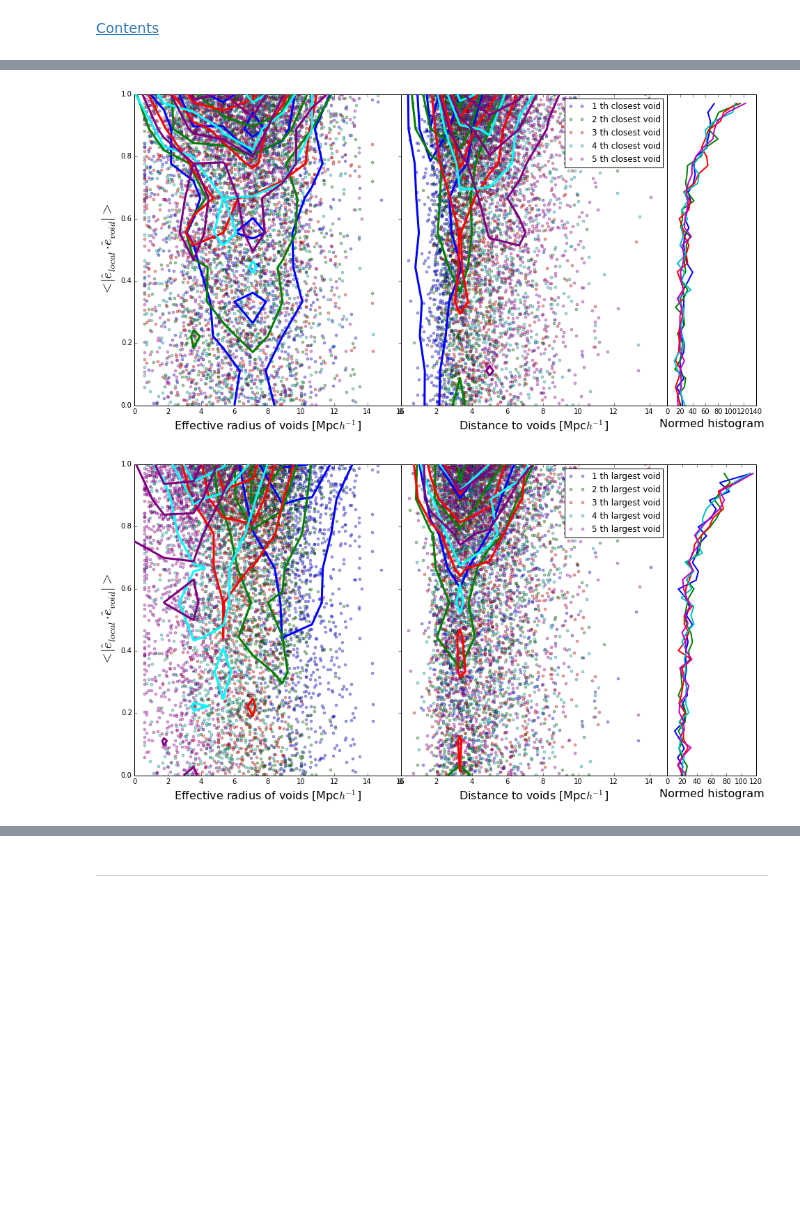
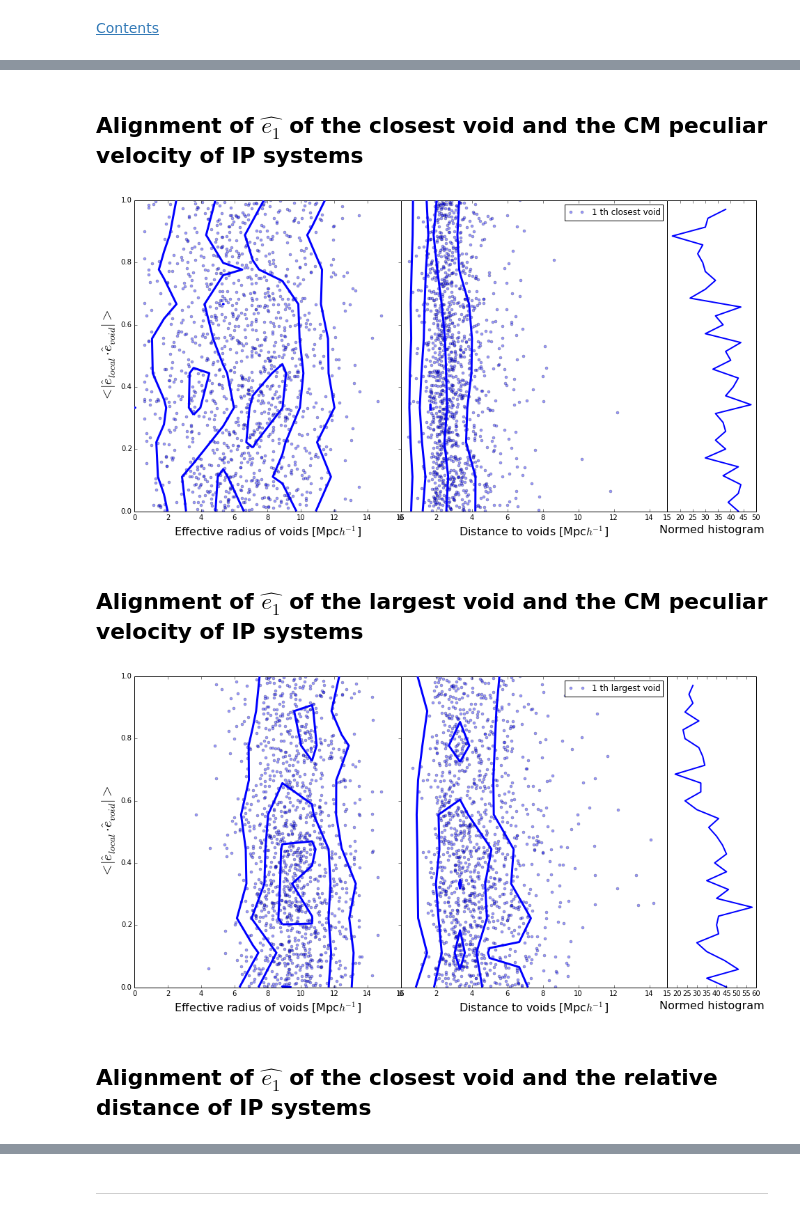
Before and after one commit to sbustamante/LGVoids, a Jupyter notebook: codes/notebook.ipynb, the cells around one changed output, grey strips where cells are left out. Drawn from its saved outputs; the diff is of its cells as text; code cells hidden in the pictures; blank space fills up the shorter version.

Commit message:
other alignments

```diff
--- a/codes/notebook.ipynb
+++ b/codes/notebook.ipynb
@@ -210,9 +217,9 @@ isopairs[:,6] = np.sqrt( isopairs[:,6]**2 - (isopairs[:,5]-100*isopairs[:,4])**2
 ip_index = (isopairs[:,0]-1).astype(int)
 
 #Properties of halo1 of each isolated pair
-halos1 = halos[ ip_index ]
+halos1 = halos[ (isopairs[:,0]-1).astype(int) ]
 #Properties of halo2 of each isolated pair
-halos2 = halos[ ip_index ]
+halos2 = halos[ (isopairs[:,2]-1).astype(int) ]
 # %%
 #Plotting a slide
 Zmin = 3
@@ -342,6 +349,8 @@ def Energy_AngularM( M1, x1, y1, z1, vx1, vy1, vz1, M2, x2, y2, z2, vx2, vy2, vz
 
     E = np.zeros( len(M1) )
     L = np.zeros( (len(M1),3) )
+    Vcm = np.zeros( (len(M1),3) )
+    R12 = np.zeros( (len(M1),3) )
     for i in xrange( len(M1) ):
         m1 = M1[i]/hubble
         r1 = np.array( (x1[i],y1[i],z1[i]) )/hubble
@@ -351,14 +360,16 @@ def Energy_AngularM( M1, x1, y1, z1, vx1, vy1, vz1, M2, x2, y2, z2, vx2, vy2, vz
         r2 = np.array( (x2[i],y2[i],z2[i]) )/hubble
         v2 = np.array( (vx2[i],vy2[i],vz2[i]) )
         r12 = r2-r1
+        R12[i] = r12
 
         hubble_flow = 100*r12
         v12 = v2-v1 + hubble_flow
+        Vcm[i] = (v1*m1 + v2*m2)/(m1+m2)
 
         L[i] = np.cross( r12, v12 )
         E[i] = 0.5*sum( v12*v12 )*KM2MPC**2 - G*(m1 + m2)/sqrt(sum(r12*r12))
 
-    return E, L
+    return E, L, Vcm, R12
 # %%
 #Histogram of Radial vs Tangential velocities
 #Limits
@@ -387,27 +398,27 @@ axHistx.xaxis.set_major_formatter(nullfmt)
 axHisty.yaxis.set_major_formatter(nullfmt)
 
 #Calculating energy and L
-Eip, Lip = Energy_AngularM(
+Eip, Lip, Vcmip, Rip = Energy_AngularM(
 halos1[:,7], halos1[:,1], halos1[:,2], halos1[:,3], halos1[:,4], halos1[:,5], halos1[:,6],\
 halos2[:,7], halos2[:,1], halos2[:,2], halos2[:,3], halos2[:,4], halos2[:,5], halos2[:,6])
 Eip = Eip/1e-36
-Lip = np.sqrt(Lip[:,0]**2 + Lip[:,1]**2 + Lip[:,2]**2)
+Lipmag = np.sqrt(Lip[:,0]**2 + Lip[:,1]**2 + Lip[:,2]**2)
 
-Elg, Llg = Energy_AngularM(
+Elg, Llg, Vcmlg, Rlg = Energy_AngularM(
 lghalos1[:,7], lghalos1[:,1], lghalos1[:,2], lghalos1[:,3], lghalos1[:,4], lghalos1[:,5], lghalos1[:,6],\
 lghalos2[:,7], lghalos2[:,1], lghalos2[:,2], lghalos2[:,3], lghalos2[:,4], lghalos2[:,5], lghalos2[:,6])
 Elg = Elg/1e-36
-Llg = np.sqrt(Llg[:,0]**2 + Llg[:,1]**2 + Llg[:,2]**2)
+Llgmag = np.sqrt(Llg[:,0]**2 + Llg[:,1]**2 + Llg[:,2]**2)
 
 #2D histogram
-scatter2d = axHist2D.plot( Eip, Lip, "o" )
-scatter2d = axHist2D.plot( Elg, Llg, "o", color="red" )
+scatter2d = axHist2D.plot( Eip, Lipmag, "o" )
+scatter2d = axHist2D.plot( Elg, Llgmag, "o", color="red" )
 
 #Histogram X
 histx = np.histogram( Eip, bins=np.sqrt(Nisop), range=Elim )
 axHistx.bar( histx[1][:-1], histx[0], width = abs(Elim[1]-Elim[0])/np.sqrt(Nisop), linewidth=2.0, color="gray" )
 #Histogram Y
-histy = np.histogram( Lip, bins=np.sqrt(Nisop), range=Llim )
+histy = np.histogram( Lipmag, bins=np.sqrt(Nisop), range=Llim )
 axHisty.barh( histy[1][:-1], histy[0], height = (Llim[1]-Llim[0])/np.sqrt(Nisop), linewidth=2.0, color="gray" )
 
 #Format
@@ -864,7 +875,7 @@ def alignment( proper, eigvec = 1, types="ip", Nneigh=1, order = "closest", cont
         for ingh in xrange(Nneigh):
             alignment = []
             for isys in xrange(len(proper)):
-                alignment.append(abs(np.dot( proper[isys], eigvec_voids[ingh,isys] )))
+                alignment.append(abs(np.dot( proper[isys], eigvec_voids[ingh,isys] )/(norm(proper[isys]))))
 
             #Alingment vs size
             ax0.plot( voids_sizes[:,ingh], alignment, "o", alpha=0.4, markersize=ms,\
@@ -895,7 +906,7 @@ def alignment( proper, eigvec = 1, types="ip", Nneigh=1, order = "closest", cont
             for isys in xrange(len(proper)):
                 #Selecting the largest void of each system
                 ingh = np.argsort(voids_sizes[isys])[-(inghs+1)]
-                alignment.append(abs(np.dot( proper[isys], eigvec_voids[ingh,isys] )))
+                alignment.append(abs(np.dot( proper[isys], eigvec_voids[ingh,isys] )/(norm(proper[isys]))))
                 voids_sizes_tmp.append(voids_sizes[isys,ingh])
                 voids_distances_tmp.append(voids_distances[isys,ingh*5])
 
@@ -946,8 +973,14 @@ alignment( lg_eigvec3, 3, "lg", Nneigh=1, order="closest", ms=10 )
+# %% [markdown]
+## Alignment of $\hat{e_1}$ of the closest void and the CM peculiar velocity of IP systems
 # %%
-alignment( ip_eigvec1, 1, "ip", Nneigh=5, order="closest", contourn=3 )
+alignment( Vcmip, 1, "ip", Nneigh=1, order="closest", contourn=3 )
 # %% [output]
-[figure, old version]
+[figure, new version]
+# %% [markdown]
+## Alignment of $\hat{e_1}$ of the largest void and the CM peculiar velocity of IP systems
 # %%
-alignment( ip_eigvec1, 1, "ip", Nneigh=5, order="largest", contourn=3 )
+alignment( Vcmip, 1, "ip", Nneigh=1, order="largest", contourn=3 )
 # %% [output]
-[figure, old version]
+[figure, new version]
+# %% [markdown]
+## Alignment of $\hat{e_1}$ of the closest void and the relative distance of IP systems
```
Also changed, not shown: parts of 13 cells of this notebook.
